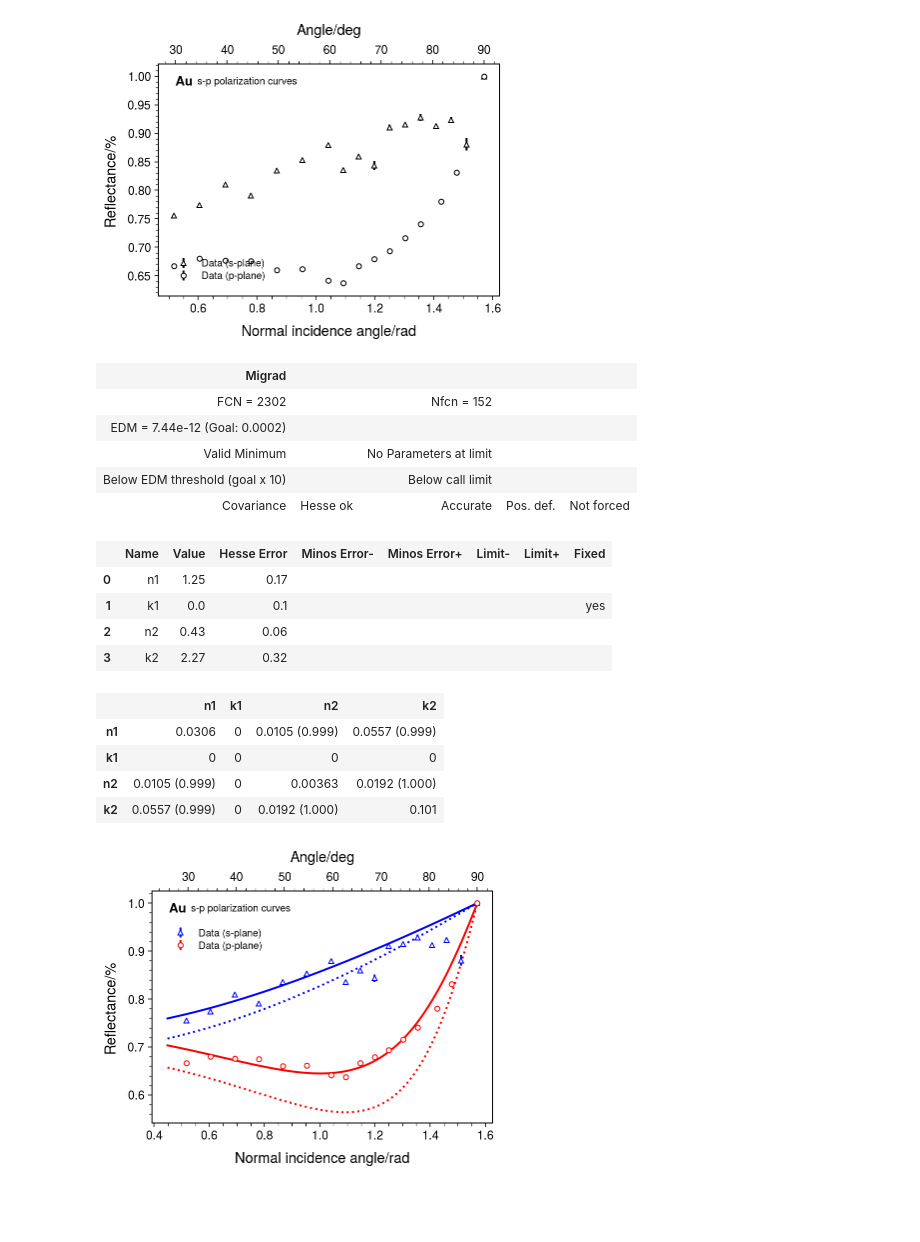
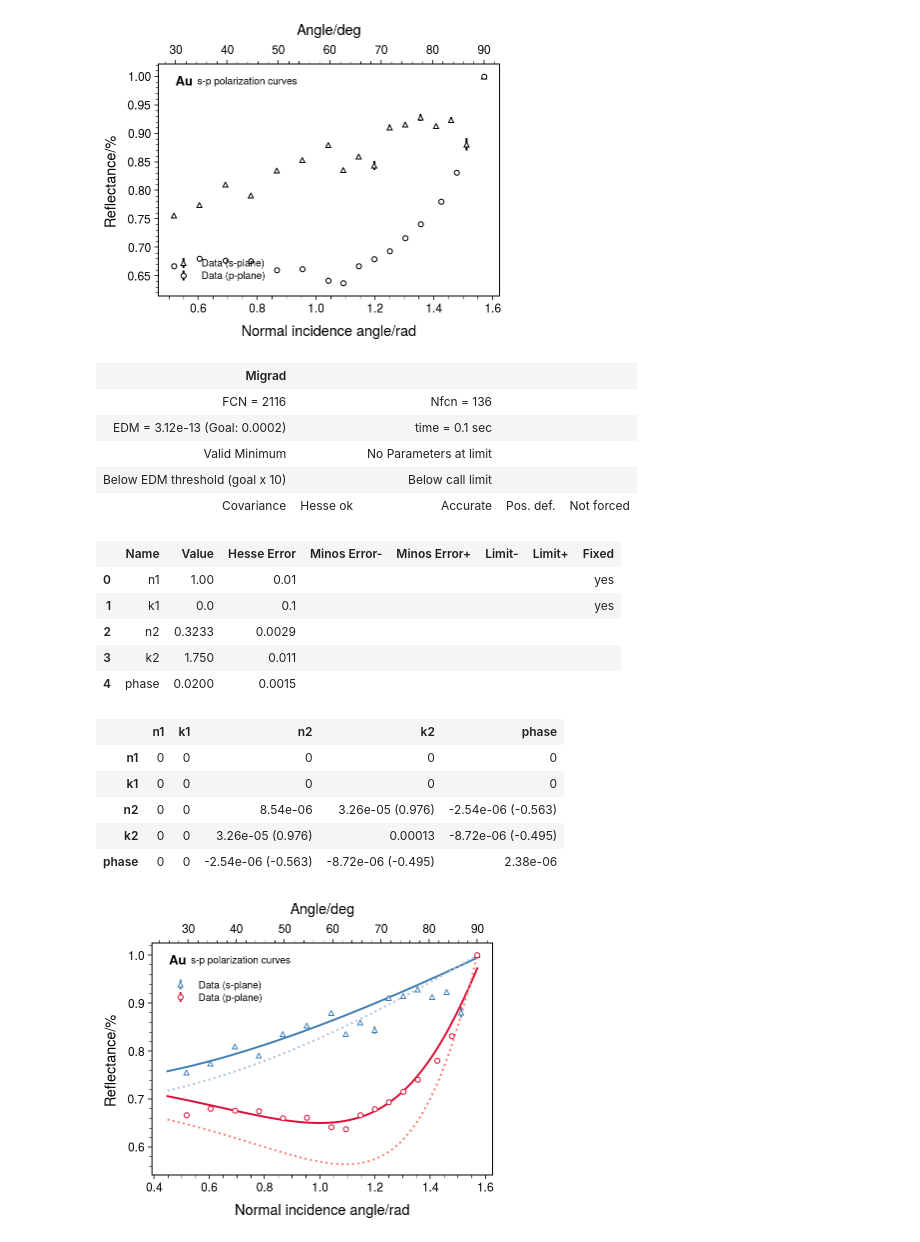
Before and after one commit to mattiasotgia/fresnel_cSi, a Jupyter notebook: analysis/day1_2_online_first.ipynb, the cells around one changed output. Cells and saved outputs as stored; diff of their text form; code cells hidden in the pictures; blank space fills up the shorter version.

```diff
--- a/analysis/day1_2_online_first.ipynb
+++ b/analysis/day1_2_online_first.ipynb
@@ -130,12 +146,12 @@ def construct_three_layer_r(r_al: callable, r_ls: callable, theta, n1, n2, n3, d
     )
 
 
-def Si_Rs(theta, n1, n2, n3, d):
-    rs_tot = construct_three_layer_r(r_12_s, r_23_s, theta, n1, n2, n3, d)
+def Si_Rs(theta, n1, n2, n3, d, phase):
+    rs_tot = construct_three_layer_r(r_12_s, r_23_s, theta - phase, n1, n2, n3, d)
     return np.abs( rs_tot * np.conj(rs_tot) )
 
-def Si_Rp(theta, n1, n2, n3, d):
-    rp_tot = construct_three_layer_r(r_12_p, r_23_p, theta, n1, n2, n3, d)
+def Si_Rp(theta, n1, n2, n3, d, phase):
+    rp_tot = construct_three_layer_r(r_12_p, r_23_p, theta - phase, n1, n2, n3, d)
     return np.abs( rp_tot * np.conj(rp_tot) )
 # %% [markdown]
 Appunti da ricordare: le formule per il multilayer sono da correggere perché $r_s$ e $r_p$ dipendono dagli angoli di incisione sull'interfaccia considerata e non sulla prima interfaccia
@@ -266,65 +319,70 @@ def r_s(theta, ni, nt):
         (ni * np.cos(theta) - nt * cos_transmitted) / (ni * np.cos(theta) + nt * cos_transmitted)
     )
 
-def Au_Rs(theta, n1, n2):
-    rs = r_s(theta, n1, n2)
+def Au_Rs(theta, n1, n2, phase):
+    rs = r_s(theta-phase, n1, n2)
     return np.abs( rs * np.conj(rs) )
 
-def Au_Rp(theta, n1, n2):
-    rp = r_p(theta, n1, n2)
+def Au_Rp(theta, n1, n2, phase):
+    rp = r_p(theta-phase, n1, n2)
     return np.abs( rp * np.conj(rp) )
 # %%
-def fcn_Au(n1, k1, n2, k2):
+def fcn_Au(n1, k1, n2, k2, phase):
     fcn = 0.0
     for x, y, std in zip(s_Au.angles, s_Au.reflectance, s_Au.reflectance_std):
-        fcn += ((y - Au_Rs(x, n1+k1*1j, n2+k2*1j)) / std)**2
+        fcn += ((y - Au_Rs(x, n1+k1*1j, n2+k2*1j, phase)) / std)**2
     for x, y, std in zip(p_Au.angles, p_Au.reflectance, p_Au.reflectance_std):
-        fcn += ((y - Au_Rp(x, n1+k1*1j, n2+k2*1j)) / std)**2
+        fcn += ((y - Au_Rp(x, n1+k1*1j, n2+k2*1j, phase)) / std)**2
     return fcn
 
 n_Air  = 1.00027821
 n_Au   = 0.54463
 k_Au   = 2.1406
 
-m_Au = Minuit(fcn_Au, n1=n_Air, k1=0, n2=n_Au, k2=k_Au)
+m_Au = Minuit(fcn_Au, n1=n_Air, k1=0, n2=n_Au, k2=k_Au, phase=0)
+
+m_Au.fixed['n1']=True
 m_Au.fixed['k1']=True
+
 m_Au.migrad()
 m_Au.hesse()
 m_Au.migrad()
 # %% [output]
 | Migrad |  |  |  |  |
-| FCN = 2302 |  | Nfcn = 152 |  |  |
-| EDM = 7.44e-12 (Goal: 0.0002) |  |  |  |  |
+| FCN = 2116 |  | Nfcn = 136 |  |  |
+| EDM = 3.12e-13 (Goal: 0.0002) |  | time = 0.1 sec |  |  |
 | Valid Minimum |  | No Parameters at limit |  |  |
 | Below EDM threshold (goal x 10) |  | Below call limit |  |  |
 | Covariance | Hesse ok | Accurate | Pos. def. | Not forced |
 |  | Name | Value | Hesse Error | Minos Error- | Minos Error+ | Limit- | Limit+ | Fixed |
-| 0 | n1 | 1.25 | 0.17 |  |  |  |  |  |
+| 0 | n1 | 1.00 | 0.01 |  |  |  |  | yes |
 | 1 | k1 | 0.0 | 0.1 |  |  |  |  | yes |
-| 2 | n2 | 0.43 | 0.06 |  |  |  |  |  |
-| 3 | k2 | 2.27 | 0.32 |  |  |  |  |  |
+| 2 | n2 | 0.3233 | 0.0029 |  |  |  |  |  |
+| 3 | k2 | 1.750 | 0.011 |  |  |  |  |  |
+| 4 | phase | 0.0200 | 0.0015 |  |  |  |  |  |
-|  | n1 | k1 | n2 | k2 |
-| n1 | 0.0306 | 0 | 0.0105 (0.999) | 0.0557 (0.999) |
-| k1 | 0 | 0 | 0 | 0 |
-| n2 | 0.0105 (0.999) | 0 | 0.00363 | 0.0192 (1.000) |
-| k2 | 0.0557 (0.999) | 0 | 0.0192 (1.000) | 0.101 |
+|  | n1 | k1 | n2 | k2 | phase |
+| n1 | 0 | 0 | 0 | 0 | 0 |
+| k1 | 0 | 0 | 0 | 0 | 0 |
+| n2 | 0 | 0 | 8.54e-06 | 3.26e-05 (0.976) | -2.54e-06 (-0.563) |
+| k2 | 0 | 0 | 3.26e-05 (0.976) | 0.00013 | -8.72e-06 (-0.495) |
+| phase | 0 | 0 | -2.54e-06 (-0.563) | -8.72e-06 (-0.495) | 2.38e-06 |
 # %%
-s_Au.plot(marker='^', color='b')
-p_Au.plot(color='r')
+s_Au.plot(marker='^', color=s_color)
+p_Au.plot(color=p_color)
 
 hep.label.exp_text('Au ', 's-p polarization curves', loc=1)
 
-n1,k1,n2,k2 = m_Au.values
-plt.plot(angles, Au_Rs(angles, n1+k1*1j, n2+k2*1j), color='b')
-plt.plot(angles, Au_Rp(angles, n1+k1*1j, n2+k2*1j), color='r')
+n1,k1,n2,k2,phase = m_Au.values
+plt.plot(angles, Au_Rs(angles, n1+k1*1j, n2+k2*1j, phase), color=s_color)
+plt.plot(angles, Au_Rp(angles, n1+k1*1j, n2+k2*1j, phase), color=p_color)
 
-plt.plot(angles, Au_Rs(angles, n_Air, n_Au+k_Au*1j), color='b', ls=':')
-plt.plot(angles, Au_Rp(angles, n_Air, n_Au+k_Au*1j), color='r', ls=':')
+plt.plot(angles, Au_Rs(angles, n_Air, n_Au+k_Au*1j,0), color='lightsteelblue', ls=':')
+plt.plot(angles, Au_Rp(angles, n_Air, n_Au+k_Au*1j,0), color='salmon', ls=':')
 
 ax = plt.gca().secondary_xaxis('top', functions=(np.rad2deg, np.deg2rad))
 ax.set_xlabel('Angle/deg')
 
 plt.legend(loc=(0.025, 0.7))
 plt.savefig('../figures/Au_Rs_Rp.pdf', bbox_inches='tight')
 # %% [output]
-[figure, old version]
+[figure, new version]
```
Also changed, not shown: parts of 9 cells of this notebook, 23 other files.
